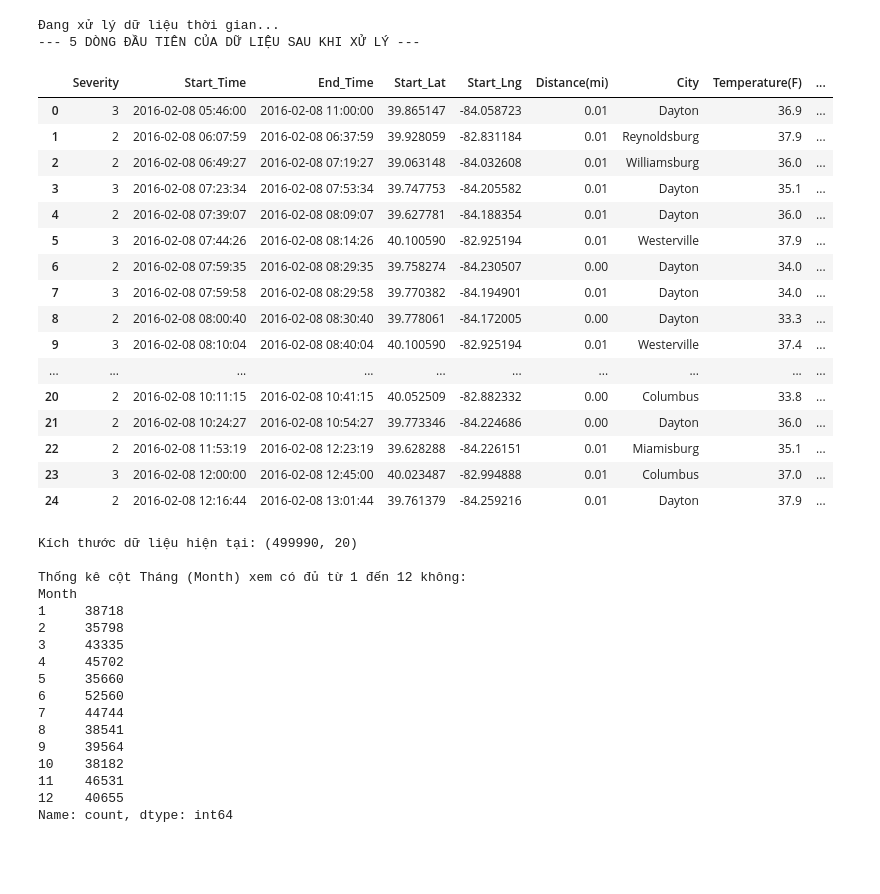
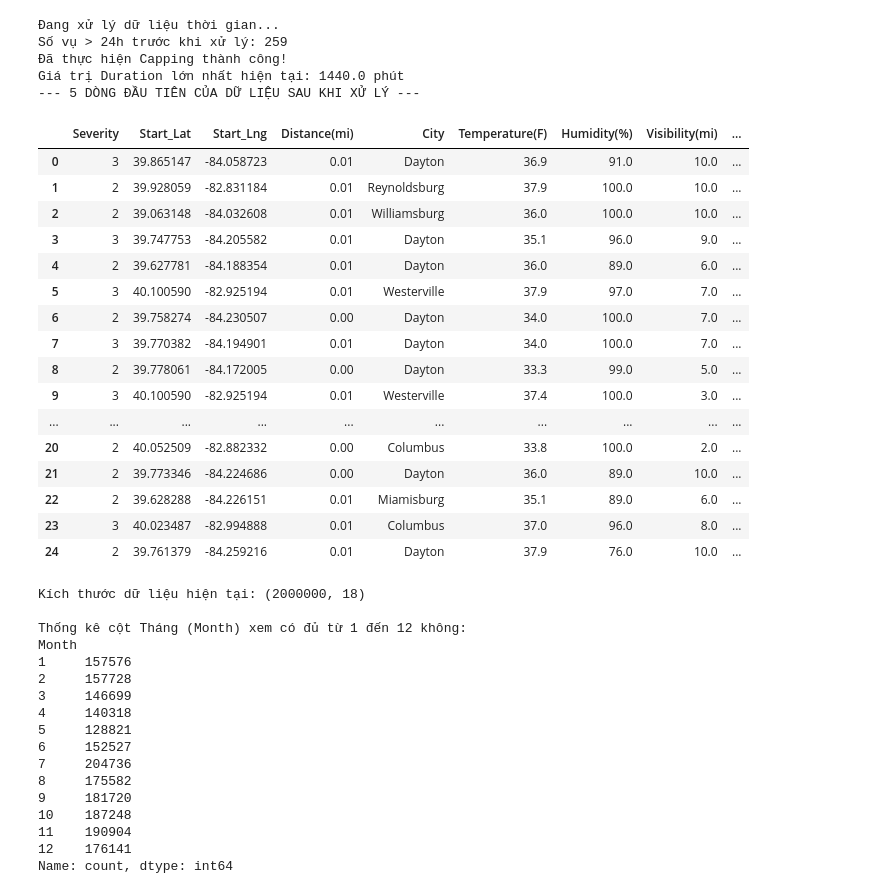
Before and after one commit to Traffic-Accident-Data-Analysis/DAP-Project, a Jupyter notebook: Untitled-1.ipynb, the cells around one changed output. Drawn from its saved outputs; the diff is of its cells as text; code cells hidden in the pictures; blank space fills up the shorter version.

```diff
--- a/Untitled-1.ipynb
+++ b/Untitled-1.ipynb
@@ -32,7 +32,7 @@ try:
 
 
 
-    df = pd.read_csv(file_path, usecols=cols_to_keep, nrows=500000)
+    df = pd.read_csv(file_path, usecols=cols_to_keep, nrows=2000000)
 
 
     df['Precipitation(in)'] = df['Precipitation(in)'].fillna(0)
@@ -72,67 +72,73 @@ df['Day'] = df['Start_Time'].dt.day
 
 # Tách Tháng (1-12) -> QUAN TRỌNG: Để biết mùa (Đông/Hè)
 df['Month'] = df['Start_Time'].dt.month
 
 # Tách Năm (2016-2023)
 df['Year'] = df['Start_Time'].dt.year
 
 # 3. TẠO CỘT DURATION
 # Công thức: (Kết thúc - Bắt đầu) -> Đổi ra phút
 df['Duration'] = (df['End_Time'] - df['Start_Time']).dt.total_seconds() / 60
 
 # --- BƯỚC LỌC DỮ LIỆU NHIỄU ---
 
 # 1. Lọc Duration:
-df = df[(df['Duration'] > 0) & (df['Duration'] <= 1440)]
+df = df[df['Duration'] > 0]
+print(f"Số vụ > 24h trước khi xử lý: {len(df[df['Duration'] > 1440])}")
+df.loc[df['Duration'] > 1440, 'Duration'] = 1440
+print("Đã thực hiện Capping thành công!")
+print(f"Giá trị Duration lớn nhất hiện tại: {df['Duration'].max()} phút")
 
-# 2. Xóa các cột Start_Time, End_Time gốc để giảm nhẹ bộ nhớ (Option)
-# df = df.drop(columns=['Start_Time', 'End_Time'])
+df = df.drop(columns=['Start_Time', 'End_Time'])
 
 # --- KIỂM TRA KẾT QUẢ ---
 pd.set_option('display.max_columns', None)
 
 print("--- 5 DÒNG ĐẦU TIÊN CỦA DỮ LIỆU SAU KHI XỬ LÝ ---")
 display(df.head(25))
 
 # In thêm kích thước bảng để xem còn bao nhiêu dòng sau khi lọc
 print(f"\nKích thước dữ liệu hiện tại: {df.shape}")
 
 print("\nThống kê cột Tháng (Month) xem có đủ từ 1 đến 12 không:")
 print(df['Month'].value_counts().sort_index())
 # %% [output]
 Đang xử lý dữ liệu thời gian...
+Số vụ > 24h trước khi xử lý: 259
+Đã thực hiện Capping thành công!
+Giá trị Duration lớn nhất hiện tại: 1440.0 phút
 --- 5 DÒNG ĐẦU TIÊN CỦA DỮ LIỆU SAU KHI XỬ LÝ ---
-|  | Severity | Start_Time | End_Time | Start_Lat | Start_Lng | Distance(mi) | City | Temperature(F) | ... |
-| 0 | 3 | 2016-02-08 05:46:00 | 2016-02-08 11:00:00 | 39.865147 | -84.058723 | 0.01 | Dayton | 36.9 | ... |
-| 1 | 2 | 2016-02-08 06:07:59 | 2016-02-08 06:37:59 | 39.928059 | -82.831184 | 0.01 | Reynoldsburg | 37.9 | ... |
-| 2 | 2 | 2016-02-08 06:49:27 | 2016-02-08 07:19:27 | 39.063148 | -84.032608 | 0.01 | Williamsburg | 36.0 | ... |
-| 3 | 3 | 2016-02-08 07:23:34 | 2016-02-08 07:53:34 | 39.747753 | -84.205582 | 0.01 | Dayton | 35.1 | ... |
-| 4 | 2 | 2016-02-08 07:39:07 | 2016-02-08 08:09:07 | 39.627781 | -84.188354 | 0.01 | Dayton | 36.0 | ... |
-| 5 | 3 | 2016-02-08 07:44:26 | 2016-02-08 08:14:26 | 40.100590 | -82.925194 | 0.01 | Westerville | 37.9 | ... |
-| 6 | 2 | 2016-02-08 07:59:35 | 2016-02-08 08:29:35 | 39.758274 | -84.230507 | 0.00 | Dayton | 34.0 | ... |
-| 7 | 3 | 2016-02-08 07:59:58 | 2016-02-08 08:29:58 | 39.770382 | -84.194901 | 0.01 | Dayton | 34.0 | ... |
-| 8 | 2 | 2016-02-08 08:00:40 | 2016-02-08 08:30:40 | 39.778061 | -84.172005 | 0.00 | Dayton | 33.3 | ... |
-| 9 | 3 | 2016-02-08 08:10:04 | 2016-02-08 08:40:04 | 40.100590 | -82.925194 | 0.01 | Westerville | 37.4 | ... |
+|  | Severity | Start_Lat | Start_Lng | Distance(mi) | City | Temperature(F) | Humidity(%) | Visibility(mi) | ... |
+| 0 | 3 | 39.865147 | -84.058723 | 0.01 | Dayton | 36.9 | 91.0 | 10.0 | ... |
+| 1 | 2 | 39.928059 | -82.831184 | 0.01 | Reynoldsburg | 37.9 | 100.0 | 10.0 | ... |
+| 2 | 2 | 39.063148 | -84.032608 | 0.01 | Williamsburg | 36.0 | 100.0 | 10.0 | ... |
+| 3 | 3 | 39.747753 | -84.205582 | 0.01 | Dayton | 35.1 | 96.0 | 9.0 | ... |
+| 4 | 2 | 39.627781 | -84.188354 | 0.01 | Dayton | 36.0 | 89.0 | 6.0 | ... |
+| 5 | 3 | 40.100590 | -82.925194 | 0.01 | Westerville | 37.9 | 97.0 | 7.0 | ... |
+| 6 | 2 | 39.758274 | -84.230507 | 0.00 | Dayton | 34.0 | 100.0 | 7.0 | ... |
+| 7 | 3 | 39.770382 | -84.194901 | 0.01 | Dayton | 34.0 | 100.0 | 7.0 | ... |
+| 8 | 2 | 39.778061 | -84.172005 | 0.00 | Dayton | 33.3 | 99.0 | 5.0 | ... |
+| 9 | 3 | 40.100590 | -82.925194 | 0.01 | Westerville | 37.4 | 100.0 | 3.0 | ... |
 | ... | ... | ... | ... | ... | ... | ... | ... | ... | ... |
-| 20 | 2 | 2016-02-08 10:11:15 | 2016-02-08 10:41:15 | 40.052509 | -82.882332 | 0.00 | Columbus | 33.8 | ... |
-| 21 | 2 | 2016-02-08 10:24:27 | 2016-02-08 10:54:27 | 39.773346 | -84.224686 | 0.00 | Dayton | 36.0 | ... |
-| 22 | 2 | 2016-02-08 11:53:19 | 2016-02-08 12:23:19 | 39.628288 | -84.226151 | 0.01 | Miamisburg | 35.1 | ... |
-| 23 | 3 | 2016-02-08 12:00:00 | 2016-02-08 12:45:00 | 40.023487 | -82.994888 | 0.01 | Columbus | 37.0 | ... |
-| 24 | 2 | 2016-02-08 12:16:44 | 2016-02-08 13:01:44 | 39.761379 | -84.259216 | 0.01 | Dayton | 37.9 | ... |
+| 20 | 2 | 40.052509 | -82.882332 | 0.00 | Columbus | 33.8 | 100.0 | 2.0 | ... |
+| 21 | 2 | 39.773346 | -84.224686 | 0.00 | Dayton | 36.0 | 89.0 | 10.0 | ... |
+| 22 | 2 | 39.628288 | -84.226151 | 0.01 | Miamisburg | 35.1 | 89.0 | 6.0 | ... |
+| 23 | 3 | 40.023487 | -82.994888 | 0.01 | Columbus | 37.0 | 96.0 | 8.0 | ... |
+| 24 | 2 | 39.761379 | -84.259216 | 0.01 | Dayton | 37.9 | 76.0 | 10.0 | ... |
-Kích thước dữ liệu hiện tại: (499990, 20)
+Kích thước dữ liệu hiện tại: (2000000, 18)
 
 Thống kê cột Tháng (Month) xem có đủ từ 1 đến 12 không:
 Month
-1     38718
-2     35798
-3     43335
-4     45702
-5     35660
-6     52560
-7     44744
-8     38541
-9     39564
-10    38182
-11    46531
-12    40655
+1     157576
+2     157728
+3     146699
+4     140318
+5     128821
+6     152527
+7     204736
+8     175582
+9     181720
+10    187248
+11    190904
+12    176141
 Name: count, dtype: int64
```
Also changed, not shown: parts of 4 cells of this notebook.
